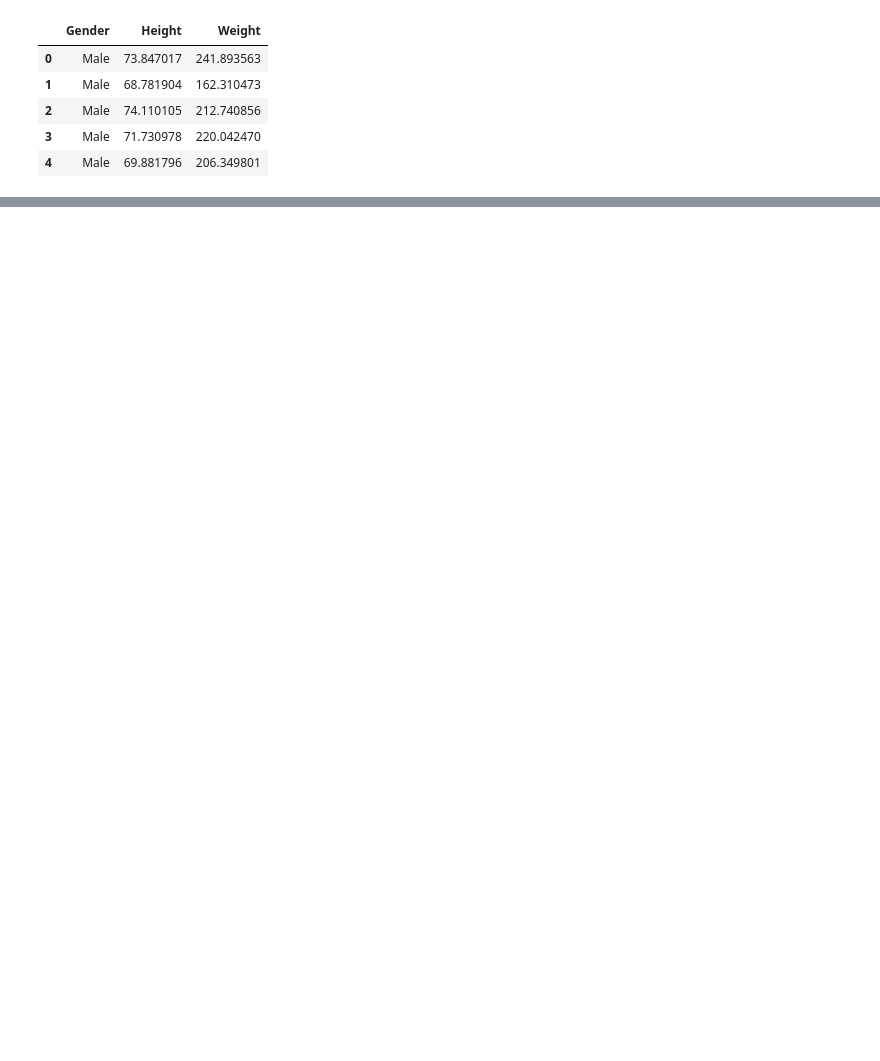
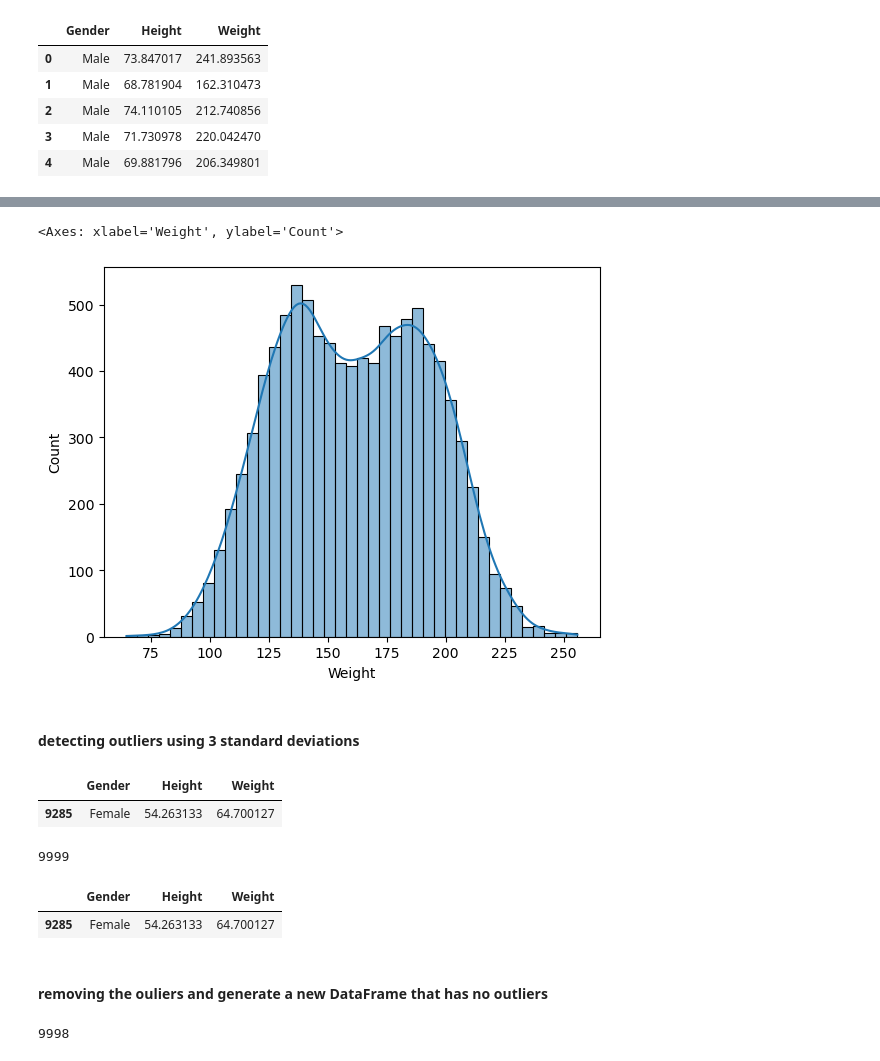
Before and after one commit to GichukiEdwin/Advanced_EDA_and_Feature_Engineering, a Jupyter notebook: Weight_FE.ipynb, the cells around one changed output, grey strips where cells are left out. Cells and saved outputs as stored; diff of their text form; code cells hidden in the pictures; blank space fills up the shorter version.

```diff
--- a/Weight_FE.ipynb
+++ b/Weight_FE.ipynb
@@ -15,0 +88,34 @@ df.head()
+# %%
+sns.histplot(df2['Weight'],kde=True)
+# %% [output]
+<Axes: xlabel='Weight', ylabel='Count'>
+[figure, added]
+# %% [markdown]
+#### detecting outliers using 3 standard deviations
+# %%
+weight_mean=df2['Weight'].mean()
+weight_std=df2['Weight'].std()
+
+min_threshold=weight_mean-3*weight_std
+max_threshold=weight_mean+3*weight_std
+df3=df2[(df2['Weight']<min_threshold)|(df2['Weight']>max_threshold)]
+df3.head()
+# %% [output]
+|  | Gender | Height | Weight |
+| 9285 | Female | 54.263133 | 64.700127 |
+# %%
+df.shape[0]-df3.shape[0]
+# %% [output]
+9999
+# %%
+df3.head()
+# %% [output]
+|  | Gender | Height | Weight |
+| 9285 | Female | 54.263133 | 64.700127 |
+# %% [markdown]
+#### removing the ouliers and generate a new DataFrame that has no outliers
+# %%
+df4=df2[(df2['Weight']>min_threshold)&(df2['Weight']<max_threshold)]
+df4.shape[0]
+# %% [output]
+9998
```
Also changed, not shown: parts of 26 cells of this notebook, 1 other file.
